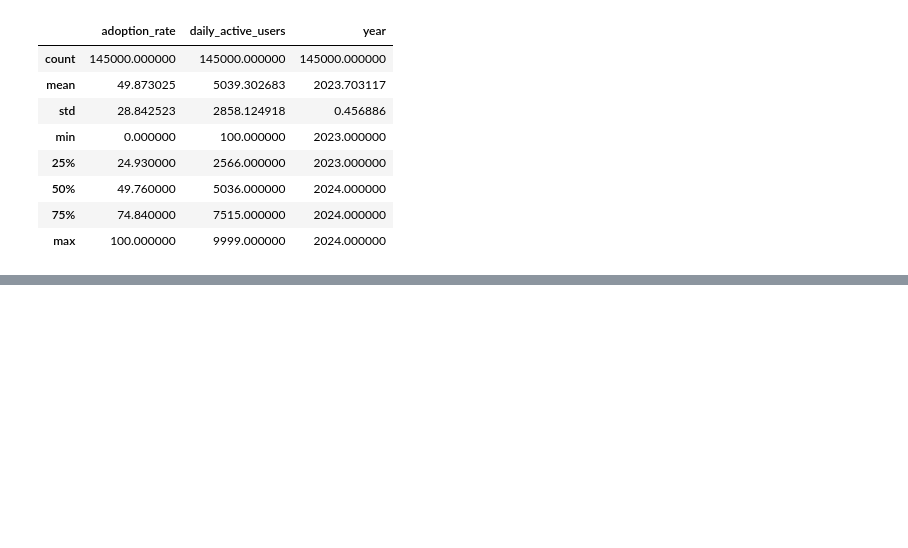
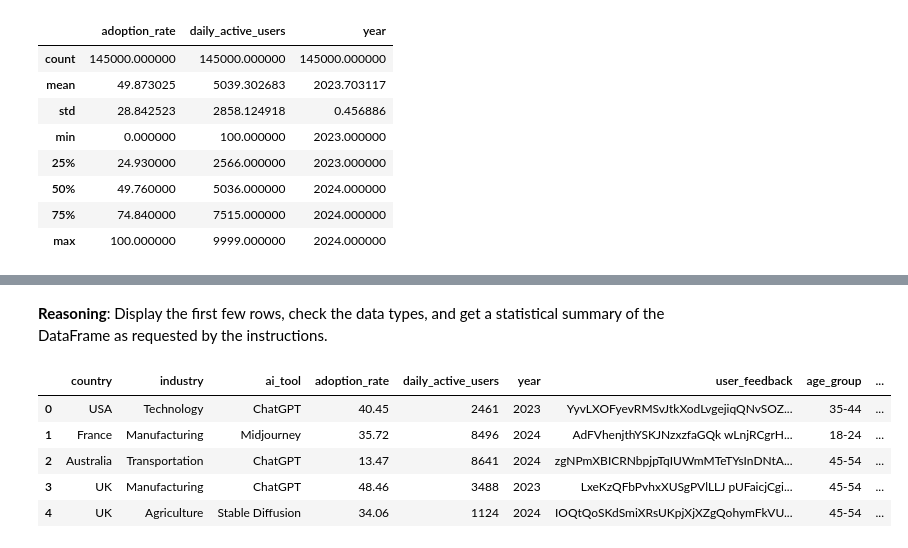
Before and after one commit to raheelam98/DataAnalysis, a Jupyter notebook: EDA/EDA_Sessions_RM/EDA_Session_01_RM.ipynb, the cells around one changed output, grey strips where cells are left out. Saved outputs shown, nothing was run; the diff lists cells and outputs as text; code cells hidden in the pictures; blank space fills up the shorter version.

```diff
--- a/EDA/EDA_Sessions_RM/EDA_Session_01_RM.ipynb
+++ b/EDA/EDA_Sessions_RM/EDA_Session_01_RM.ipynb
@@ -82,0 +106,12 @@ df.head(1000)
+# %% [markdown]
+**Reasoning**:
+Display the first few rows, check the data types, and get a statistical summary of the DataFrame as requested by the instructions.
+# %%
+display(df.head()) # head of the table- first 5 rows
+# %% [output]
+|  | country | industry | ai_tool | adoption_rate | daily_active_users | year | user_feedback | age_group | ... |
+| 0 | USA | Technology | ChatGPT | 40.45 | 2461 | 2023 | YyvLXOFyevRMSvJtkXodLvgejiqQNvSOZ... | 35-44 | ... |
+| 1 | France | Manufacturing | Midjourney | 35.72 | 8496 | 2024 | AdFVhenjthYSKJNzxzfaGQk wLnjRCgrH... | 18-24 | ... |
+| 2 | Australia | Transportation | ChatGPT | 13.47 | 8641 | 2024 | zgNPmXBICRNbpjpTqIUWmMTeTYsInDNtA... | 45-54 | ... |
+| 3 | UK | Manufacturing | ChatGPT | 48.46 | 3488 | 2023 | LxeKzQFbPvhxXUSgPVlLLJ pUFaicjCgi... | 45-54 | ... |
+| 4 | UK | Agriculture | Stable Diffusion | 34.06 | 1124 | 2024 | IOQtQoSKdSmiXRsUKpjXjXZgQohymFkVU... | 45-54 | ... |
```
Also changed, not shown: parts of 24 cells of this notebook.
